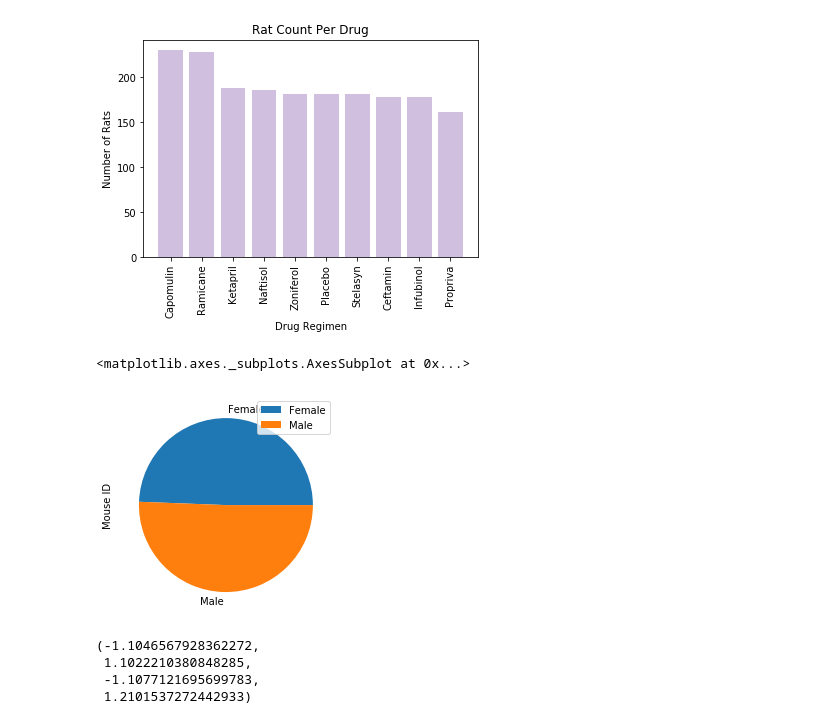
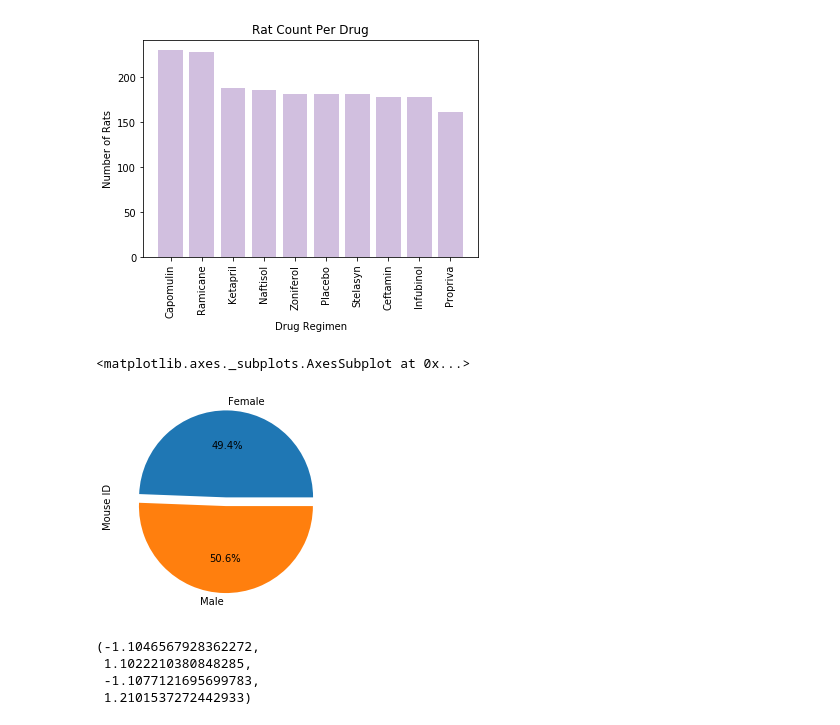
Before and after one commit to j1candel/matplotlib-challenge, a Jupyter notebook: Pymaceuticals/pymaceuticals_starter.ipynb, the cells around one changed output. Saved outputs shown, nothing was run; the diff lists cells and outputs as text; code cells hidden in the pictures.

```diff
--- a/Pymaceuticals/pymaceuticals_starter.ipynb
+++ b/Pymaceuticals/pymaceuticals_starter.ipynb
@@ -210,20 +210,20 @@ plt.show()
 # %%
 # Generate a pie plot showing the distribution of female versus male mice using pandas
 
 #Grouping by the sex of the mouse
 sex_group_df = mice_data_df.groupby('Sex')
 
 #Getting the amount of male and female mice
 sex_group_count = sex_group_df.count()
 
 #Resetting the index
 sex_group_df = sex_group_count.reset_index()
 
 #Making the Pie Chart
-sex_group_count.plot(x = 'Sex', y = 'Mouse ID', kind='pie')
+sex_group_count.plot(x = 'Sex', y = 'Mouse ID', kind='pie', explode = [0.1, 0], autopct = '%1.1f%%', legend = None)
 # %% [output]
 <matplotlib.axes._subplots.AxesSubplot at 0x...>
-[figure, old version]
+[figure, new version]
 # %%
 # Generate a pie plot showing the distribution of female versus male mice using pyplot
 
```
